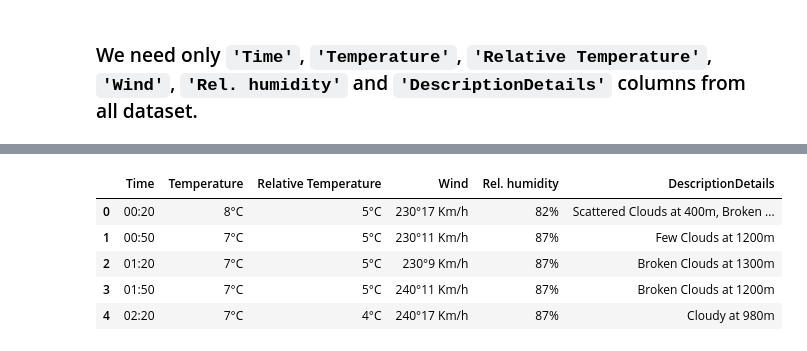
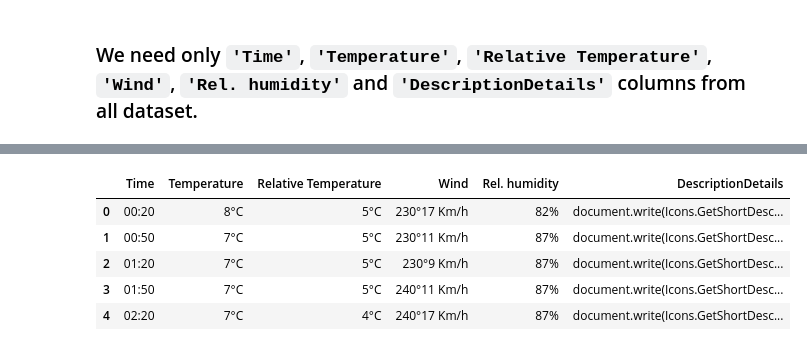
Before and after one commit to KrzysztofSobota/London_bikes_sharing, a Jupyter notebook: webscraped_data(weather).ipynb, the cells around one changed output, grey strips where cells are left out. Drawn from its saved outputs; the diff is of its cells as text; code cells hidden in the pictures.

```diff
--- a/webscraped_data(weather).ipynb
+++ b/webscraped_data(weather).ipynb
@@ -43,2 +3,8 @@ plt.show()
 # %% [markdown]
 ### For a specific date, from the `'Weather_data'` function I can get table containing info about weather
+# %%
+def Weather_data(date):
+    ## URL leading directly to the site with table
+    url_name = f'https://freemeteo.co.uk/weather/london/history/daily-history/?gid=2643743&station=1618&date={date}&language=english&country=united-kingdom'
+    table = pd.read_html(url_name)
+    return table
@@ -45,8 +13,4 @@ plt.show()
 # %%
-def Weather_data(date):
-    ## URL leading directly to the site with table
-    url_name = f'https://freemeteo.co.uk/weather/london/history/daily-history/?gid=2643743&station=1618&date={date}&language=english&country=united-kingdom'
-    ## Parsing data and looking for table with class 'daily-history'
-    html_file = requests.get(url_name).text
-    table = BeautifulSoup(html_file, 'lxml').find('table', class_='daily-history').text
-    return table
+date = '2017-01-01'
+table = Weather_data(date)
+table
@@ -78,0 +57,3 @@ df_weather = Create_text_file_and_DataFrame(date)
+# %%
+df = pd.DataFrame(table[6])
+df
@@ -160,19 +98,5 @@ series_to_dataframe()
 # %% [markdown]
 ### We need only `'Time'`, `'Temperature'`, `'Relative Temperature'`, `'Wind'`, `'Rel. humidity'` and `'DescriptionDetails'` columns from all dataset.
 # %%
-def Reshaping_dataframe():
-    ## Remove useless data and take care of properly indexing
-    _ = series_to_dataframe().drop([4,6,7,8]).reset_index(drop=True)
-    ## Final shape of dataframe with reindexing
-    return _.T.reset_index(drop=True)
-
-
-def Columns_name_change():
-    df = Reshaping_dataframe()
-
-    ## Dictionary for change name of Dataframe columns
-    new_name = {i:df.iloc[0, i] for i in range(0, df.shape[1])}
-    df = df.rename(columns=new_name)
-
-    ## Clean mess after renaming columns name
-    return df.drop([0], axis='index').dropna(how='all').reset_index(drop=True)
+df = df[['Time', 'Temperature', 'Relative Temperature', 'Wind', 'Rel. humidity', 'DescriptionDetails']]
+df.info()
@@ -179,11 +117,11 @@ def Columns_name_change():
 # %%
 ## Checking results
-Columns_name_change().head()
+df.head()
 # %% [output]
 |  | Time | Temperature | Relative Temperature | Wind | Rel. humidity | DescriptionDetails |
-| 0 | 00:20 | 8°C | 5°C | 230°17 Km/h | 82% | Scattered Clouds at 400m, Broken ... |
-| 1 | 00:50 | 7°C | 5°C | 230°11 Km/h | 87% | Few Clouds at 1200m |
-| 2 | 01:20 | 7°C | 5°C | 230°9 Km/h | 87% | Broken Clouds at 1300m |
-| 3 | 01:50 | 7°C | 5°C | 240°11 Km/h | 87% | Broken Clouds at 1200m |
-| 4 | 02:20 | 7°C | 4°C | 240°17 Km/h | 87% | Cloudy at 980m |
+| 0 | 00:20 | 8°C | 5°C | 230°17 Km/h | 82% | document.write(Icons.GetShortDesc... |
+| 1 | 00:50 | 7°C | 5°C | 230°11 Km/h | 87% | document.write(Icons.GetShortDesc... |
+| 2 | 01:20 | 7°C | 5°C | 230°9 Km/h | 87% | document.write(Icons.GetShortDesc... |
+| 3 | 01:50 | 7°C | 5°C | 240°11 Km/h | 87% | document.write(Icons.GetShortDesc... |
+| 4 | 02:20 | 7°C | 4°C | 240°17 Km/h | 87% | document.write(Icons.GetShortDesc... |
 # %% [markdown]
```
Also changed, not shown: parts of 27 cells of this notebook.
